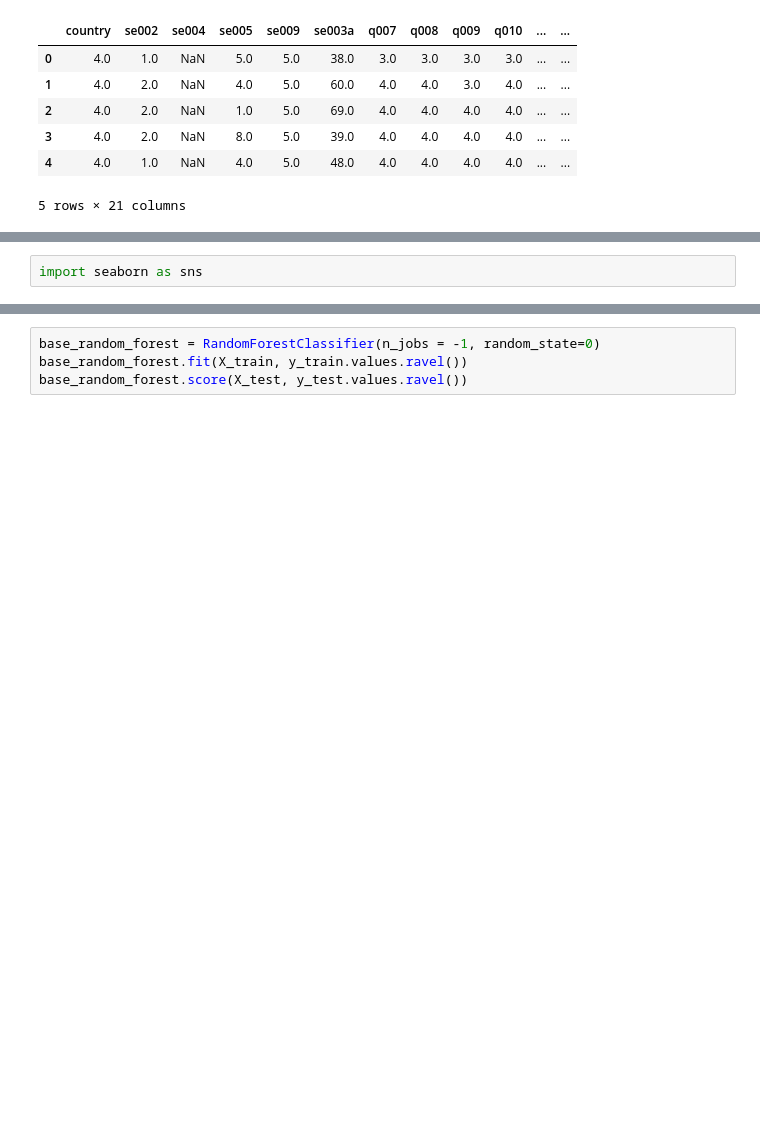
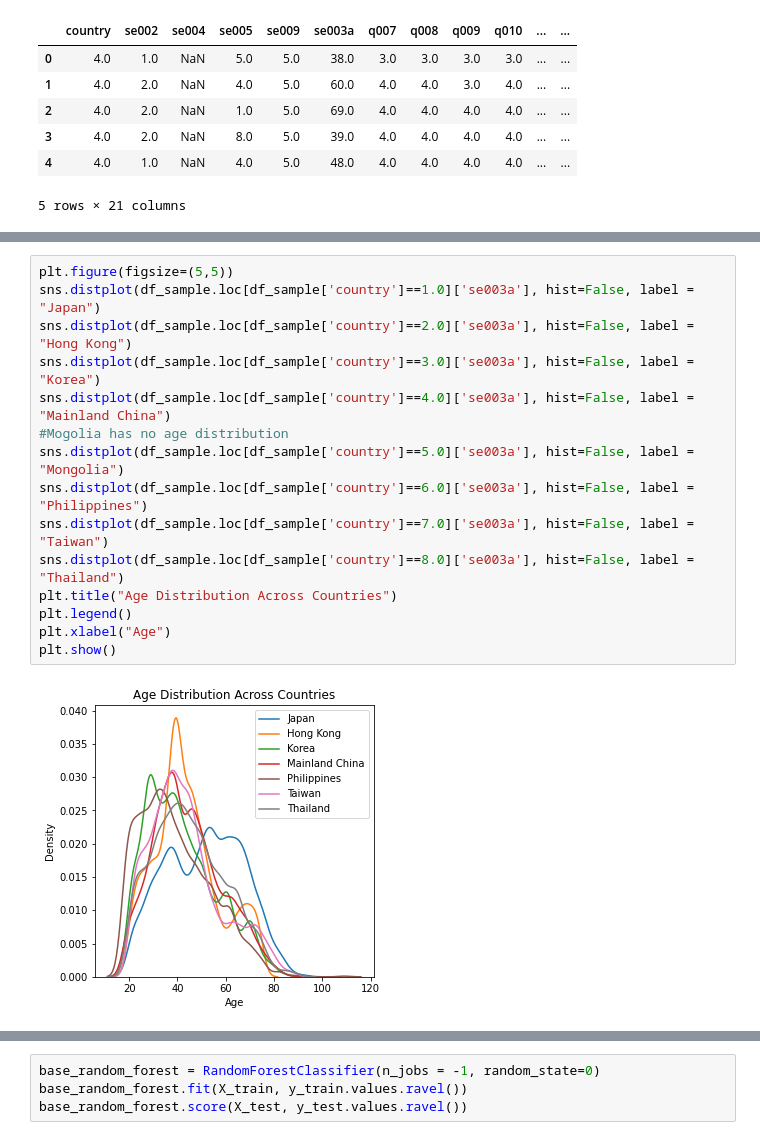
Before and after one commit to missvicki/Datathon-ABS, a Jupyter notebook: Datathon_Random_Forest.ipynb, the cells around one changed output, grey strips where cells are left out. Cells and saved outputs as stored; diff of their text form; blank space fills up the shorter version.

```diff
--- a/Datathon_Random_Forest.ipynb
+++ b/Datathon_Random_Forest.ipynb
@@ -156,3 +214,18 @@ import matplotlib.pyplot as plt
 # %%
-import seaborn as sns
+plt.figure(figsize=(5,5))
+sns.distplot(df_sample.loc[df_sample['country']==1.0]['se003a'], hist=False, label = "Japan")
+sns.distplot(df_sample.loc[df_sample['country']==2.0]['se003a'], hist=False, label = "Hong Kong")
+sns.distplot(df_sample.loc[df_sample['country']==3.0]['se003a'], hist=False, label = "Korea")
+sns.distplot(df_sample.loc[df_sample['country']==4.0]['se003a'], hist=False, label = "Mainland China")
+#Mogolia has no age distribution
+sns.distplot(df_sample.loc[df_sample['country']==5.0]['se003a'], hist=False, label = "Mongolia")
+sns.distplot(df_sample.loc[df_sample['country']==6.0]['se003a'], hist=False, label = "Philippines")
+sns.distplot(df_sample.loc[df_sample['country']==7.0]['se003a'], hist=False, label = "Taiwan")
+sns.distplot(df_sample.loc[df_sample['country']==8.0]['se003a'], hist=False, label = "Thailand")
+plt.title("Age Distribution Across Countries")
+plt.legend()
+plt.xlabel("Age")
+plt.show()
+# %% [output]
+[figure, added]
 # %%
```
Also changed, not shown: parts of 82 cells of this notebook, 5 other files.
